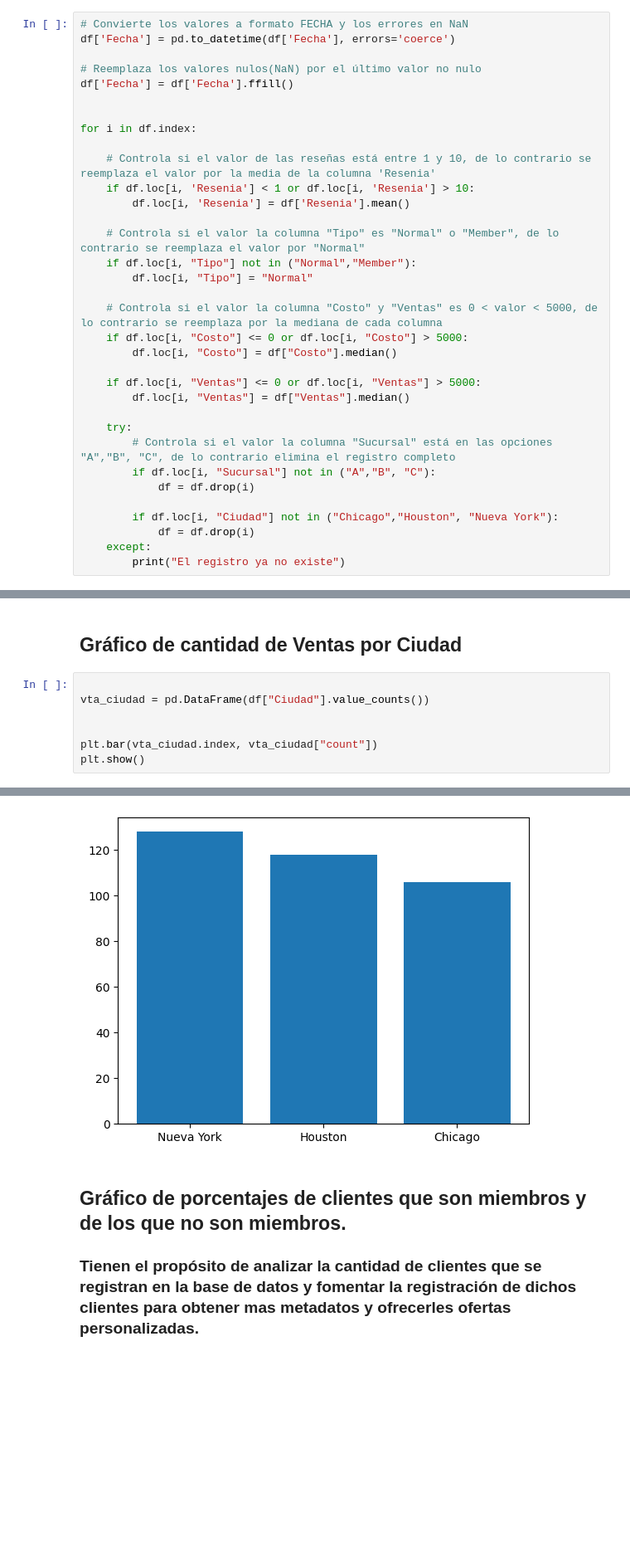
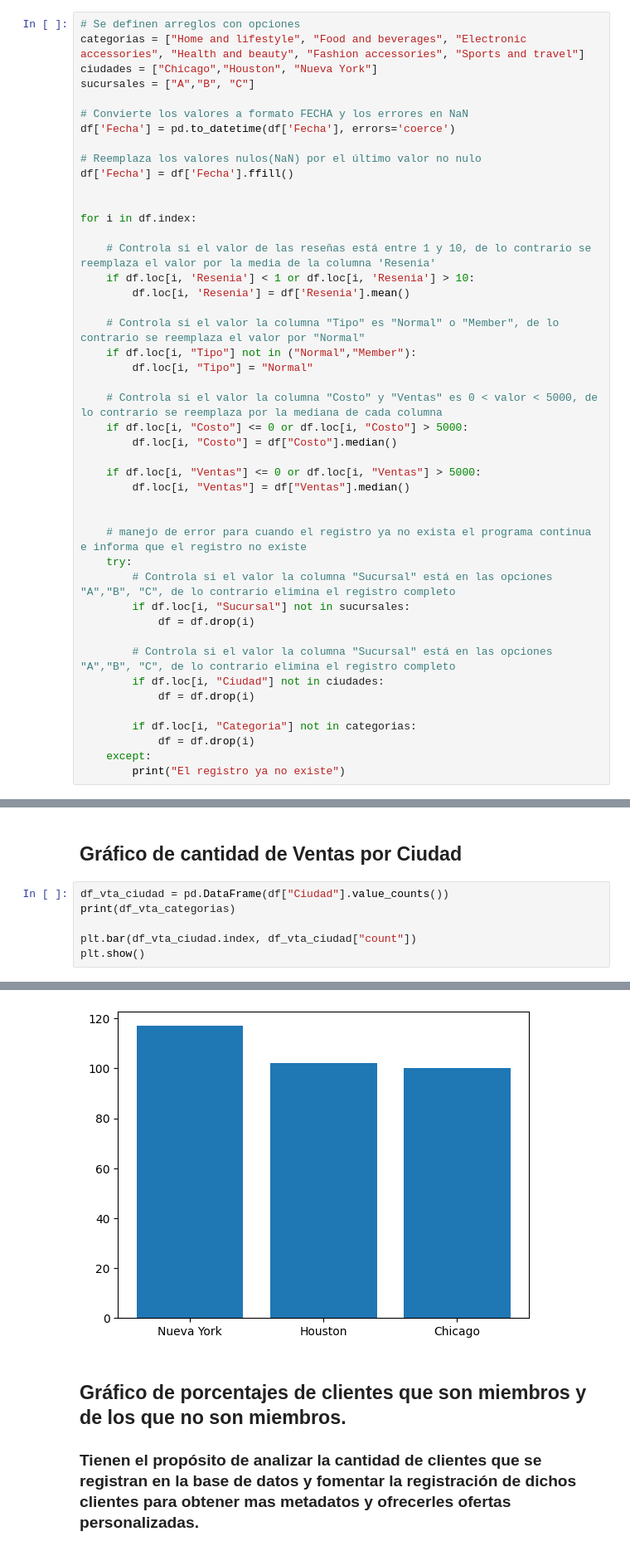
Before and after one commit to JEmanuelG/Analista-de-datos-I, a Jupyter notebook: analisis_dataset_actualizado.ipynb, the cells around one changed output, grey strips where cells are left out. Shown: that part at 83% size. Drawn from its saved outputs; the diff is of its cells as text; blank space fills up the shorter version.

```diff
--- a/analisis_dataset_actualizado.ipynb
+++ b/analisis_dataset_actualizado.ipynb
@@ -33,6 +33,11 @@ df = df.drop_duplicates(subset=['Factura'])
 ## Datos erroneos
 ### Se modifican los valores erroneos en las columnas
 # %%
+# Se definen arreglos con opciones
+categorias = ["Home and lifestyle", "Food and beverages", "Electronic accessories", "Health and beauty", "Fashion accessories", "Sports and travel"]
+ciudades = ["Chicago","Houston", "Nueva York"]
+sucursales = ["A","B", "C"]
+
 # Convierte los valores a formato FECHA y los errores en NaN
 df['Fecha'] = pd.to_datetime(df['Fecha'], errors='coerce')
 
@@ -57,12 +62,18 @@ for i in df.index:
     if df.loc[i, "Ventas"] <= 0 or df.loc[i, "Ventas"] > 5000:
         df.loc[i, "Ventas"] = df["Ventas"].median()
 
+
+    # manejo de error para cuando el registro ya no exista el programa continua e informa que el registro no existe
     try:
         # Controla si el valor la columna "Sucursal" está en las opciones "A","B", "C", de lo contrario elimina el registro completo
-        if df.loc[i, "Sucursal"] not in ("A","B", "C"):
+        if df.loc[i, "Sucursal"] not in sucursales:
             df = df.drop(i)
 
-        if df.loc[i, "Ciudad"] not in ("Chicago","Houston", "Nueva York"):
+        # Controla si el valor la columna "Sucursal" está en las opciones "A","B", "C", de lo contrario elimina el registro completo
+        if df.loc[i, "Ciudad"] not in ciudades:
+            df = df.drop(i)
+
+        if df.loc[i, "Categoria"] not in categorias:
             df = df.drop(i)
     except:
         print("El registro ya no existe")
@@ -235,10 +244,9 @@ Valores mal registrados o erróneos: 0
 # %% [markdown]
 ## Gráfico de cantidad de Ventas por Ciudad
 # %%
+df_vta_ciudad = pd.DataFrame(df["Ciudad"].value_counts())
+print(df_vta_categorias)
 
-vta_ciudad = pd.DataFrame(df["Ciudad"].value_counts())
-
-
-plt.bar(vta_ciudad.index, vta_ciudad["count"])
+plt.bar(df_vta_ciudad.index, df_vta_ciudad["count"])
 plt.show()
 # %% [output]
@@ -245,4 +261,4 @@ plt.show()
-[figure, old version]
+[figure, new version]
 # %% [markdown]
 ## Gráfico de porcentajes de clientes que son miembros y de los que no son miembros.
 ### Tienen el propósito de analizar la cantidad de clientes que se registran en la base de datos y fomentar la registración de dichos clientes para obtener mas metadatos y ofrecerles ofertas personalizadas.
```
Also changed, not shown: parts of 11 cells of this notebook.
